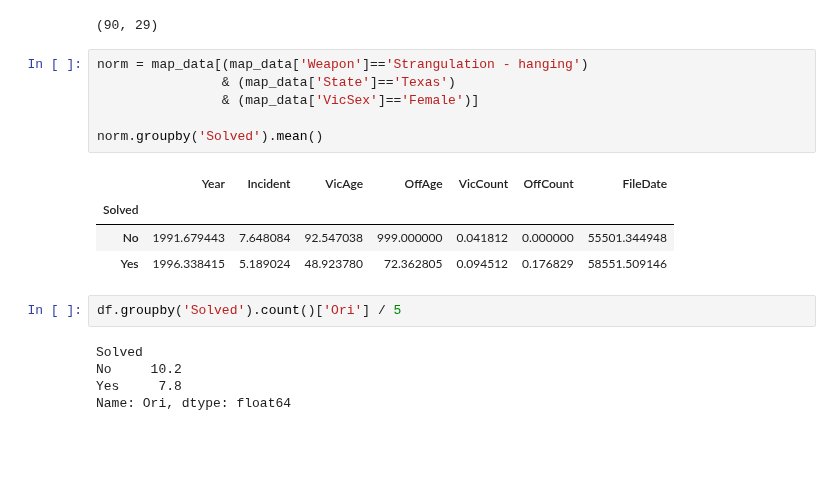
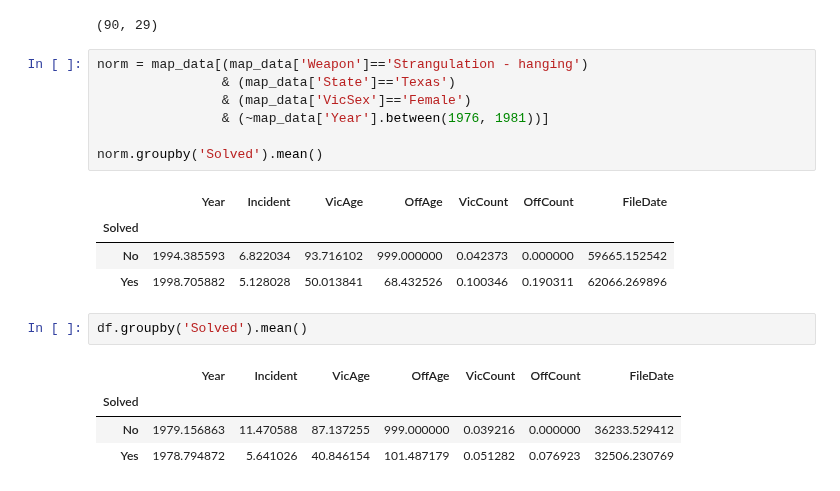
Before and after one commit to fadeeva/weird_projects, a Jupyter notebook: Serial_Killers/Outliers_based_on_cosine_similarity/Weapons_&_Circumstances_cosine_similarity_for_Female_Victims.ipynb, the cells around one changed output. Saved outputs shown, nothing was run; the diff lists cells and outputs as text; blank space fills up the shorter version.

```diff
--- a/Serial_Killers/Outliers_based_on_cosine_similarity/Weapons_&_Circumstances_cosine_similarity_for_Female_Victims.ipynb
+++ b/Serial_Killers/Outliers_based_on_cosine_similarity/Weapons_&_Circumstances_cosine_similarity_for_Female_Victims.ipynb
@@ -87,18 +87,19 @@ df.shape
 # %%
 norm = map_data[(map_data['Weapon']=='Strangulation - hanging')
                 & (map_data['State']=='Texas')
-                & (map_data['VicSex']=='Female')]
+                & (map_data['VicSex']=='Female')
+                & (~map_data['Year'].between(1976, 1981))]
 
 norm.groupby('Solved').mean()
 # %% [output]
 |  | Year | Incident | VicAge | OffAge | VicCount | OffCount | FileDate |
 | Solved |  |  |  |  |  |  |  |
-| No | 1991.679443 | 7.648084 | 92.547038 | 999.000000 | 0.041812 | 0.000000 | 55501.344948 |
-| Yes | 1996.338415 | 5.189024 | 48.923780 | 72.362805 | 0.094512 | 0.176829 | 58551.509146 |
+| No | 1994.385593 | 6.822034 | 93.716102 | 999.000000 | 0.042373 | 0.000000 | 59665.152542 |
+| Yes | 1998.705882 | 5.128028 | 50.013841 | 68.432526 | 0.100346 | 0.190311 | 62066.269896 |
 # %%
-df.groupby('Solved').count()['Ori'] / 5
+df.groupby('Solved').mean()
 # %% [output]
-Solved
-No     10.2
-Yes     7.8
-Name: Ori, dtype: float64
+|  | Year | Incident | VicAge | OffAge | VicCount | OffCount | FileDate |
+| Solved |  |  |  |  |  |  |  |
+| No | 1979.156863 | 11.470588 | 87.137255 | 999.000000 | 0.039216 | 0.000000 | 36233.529412 |
+| Yes | 1978.794872 | 5.641026 | 40.846154 | 101.487179 | 0.051282 | 0.076923 | 32506.230769 |
```
Also changed, not shown: parts of 7 cells of this notebook.
